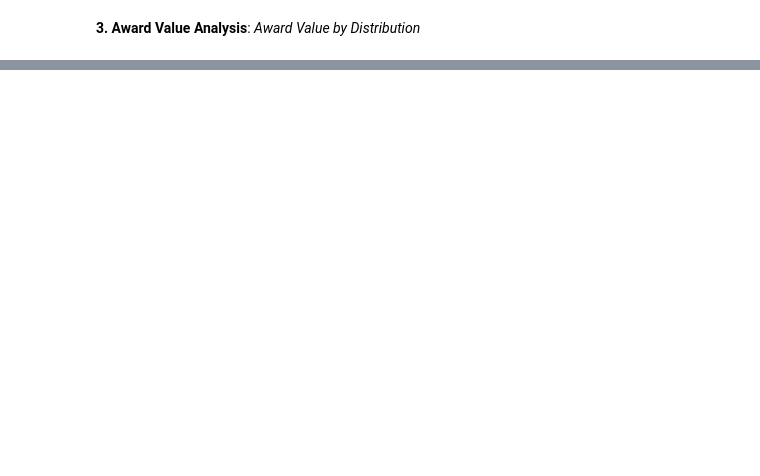
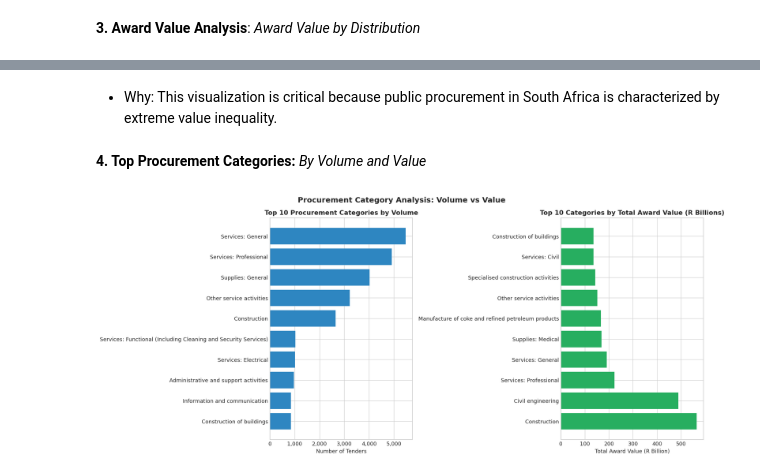
Before and after one commit to Toni8/SA_Public_Procurement_Intelligence_System, a Jupyter notebook: 02_notebooks/03_EDA.ipynb, the cells around one changed output, grey strips where cells are left out. Saved outputs shown, nothing was run; the diff lists cells and outputs as text; code cells hidden in the pictures; blank space fills up the shorter version.

```diff
--- a/02_notebooks/03_EDA.ipynb
+++ b/02_notebooks/03_EDA.ipynb
@@ -137,0 +139,32 @@ plt.savefig('../03_outputs/05_award_distribution.png', dpi=150, bbox_inches='tig
+# %% [markdown]
+* Why: This visualization is critical because public procurement in South Africa is characterized by extreme value inequality.
+# %% [markdown]
+**4. Top Procurement Categories:** *By Volume and Value*
+# %%
+fig, axes = plt.subplots(1, 2, figsize=(16, 7))
+
+# Top 10 Categories by Tender Count
+top_cats_count = main['tender_category'].value_counts().head(10)
+axes[0].barh(top_cats_count.index[::-1], top_cats_count.values[::-1], color='#2E86C1')
+axes[0].set_title('Top 10 Procurement Categories by Volume', fontweight='bold')
+axes[0].set_xlabel('Number of Tenders')
+axes[0].xaxis.set_major_formatter(mticker.FuncFormatter(lambda x, _: f'{int(x):,}'))
+
+# Top 10 Categories by Total Award Value
+cat_value = (main.merge(awards[['main_ocid', 'value_amount']],
+                left_on='ocid', right_on='main_ocid', how='inner')
+            .groupby('tender_category')['value_amount']
+            .sum()
+            .nlargest(10) / 1e9)
+
+axes[1].barh(cat_value.index[::-1], cat_value.values[::-1], color='#27AE60')
+axes[1].set_title('Top 10 Categories by Total Award Value (R Billions)', fontweight='bold')
+axes[1].set_xlabel('Total Award Value (R Billion)')
+axes[1].invert_yaxis()
+
+plt.suptitle('Procurement Category Analysis: Volume vs Value', fontsize=14, fontweight='bold')
+plt.tight_layout()
+plt.savefig('../06_outputs/04_category_volume_value.png', dpi=150, bbox_inches='tight')
+plt.show()
+# %% [output]
+[figure, added]
```
Also changed, not shown: parts of 19 cells of this notebook, 19 other files.
